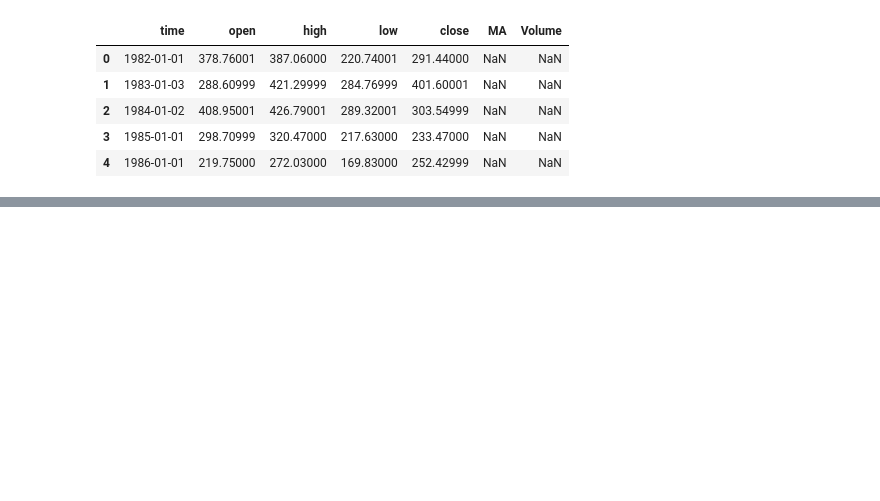
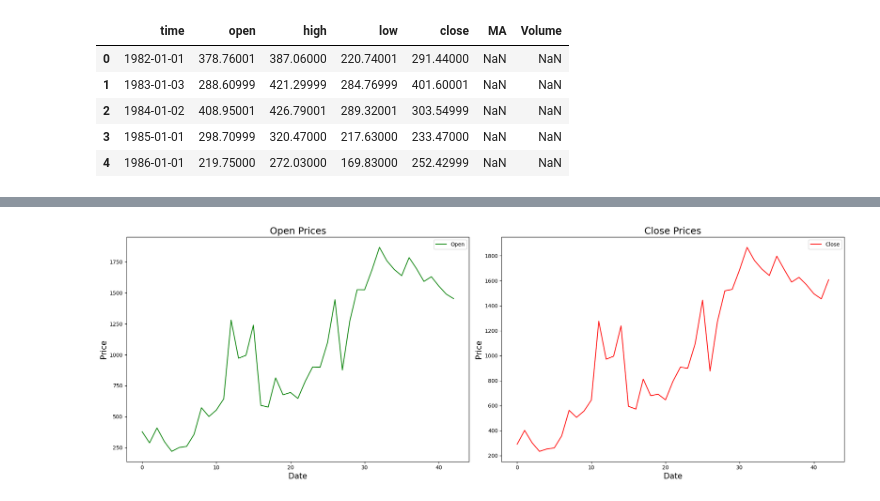
Before and after one commit to HakimHamri/LSTM-Project, a Jupyter notebook: LSTM.ipynb, the cells around one changed output, grey strips where cells are left out. Cells and saved outputs as stored; diff of their text form; code cells hidden in the pictures; blank space fills up the shorter version.

```diff
--- a/LSTM.ipynb
+++ b/LSTM.ipynb
@@ -18,0 +68,26 @@ df.head()
+# %%
+import pandas as pd
+import matplotlib.pyplot as plt
+
+# Create subplots
+fg, ax = plt.subplots(1, 2, figsize=(20, 7))
+
+# Plot Open Prices
+ax[0].plot(gstock_data['open'], label='Open', color='green')
+ax[0].set_xlabel('Date', size=15)
+ax[0].set_ylabel('Price', size=15)
+ax[0].set_title('Open Prices', size=18)
+ax[0].legend()
+
+# Plot Close Prices
+ax[1].plot(gstock_data['close'], label='Close', color='red')
+ax[1].set_xlabel('Date', size=15)
+ax[1].set_ylabel('Price', size=15)
+ax[1].set_title('Close Prices', size=18)
+ax[1].legend()
+
+# Show the plots
+plt.tight_layout()  # Adjust layout to prevent overlap
+plt.show()
+# %% [output]
+[figure, added]
```
Also changed, not shown: parts of 7 cells of this notebook.
